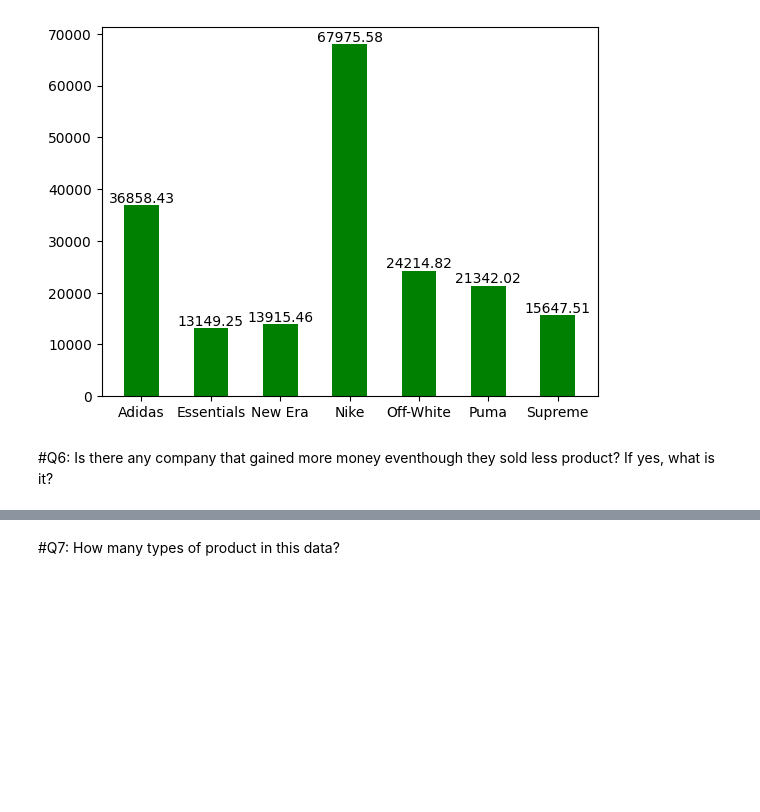
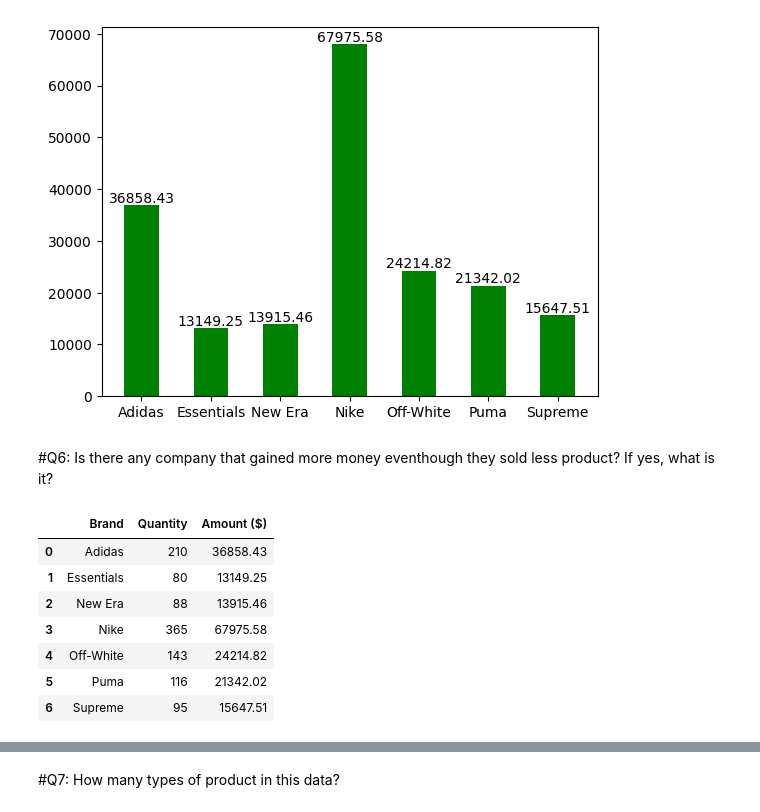
Before and after one commit to kalebcwag/Sneakers-and-Streetwears-Sales-Analytics, a Jupyter notebook: notebook.ipynb, the cells around one changed output, grey strips where cells are left out. Drawn from its saved outputs; the diff is of its cells as text; code cells hidden in the pictures; blank space fills up the shorter version.

```diff
--- a/notebook.ipynb
+++ b/notebook.ipynb
@@ -232,3 +242,20 @@ plt.show()
 [figure]
 # %% [markdown]
 #Q6: Is there any company that gained more money eventhough they sold less product? If yes, what is it?
+# %%
+gains2 = df[["Brand", "Amount ($)", "Quantity"]]
+
+gains2_by_company = gains2.groupby("Brand", as_index=False).sum()
+
+gains2_by_company = gains2_by_company[["Brand", "Quantity","Amount ($)"]]
+
+gains2_by_company
+# %% [output]
+|  | Brand | Quantity | Amount ($) |
+| 0 | Adidas | 210 | 36858.43 |
+| 1 | Essentials | 80 | 13149.25 |
+| 2 | New Era | 88 | 13915.46 |
+| 3 | Nike | 365 | 67975.58 |
+| 4 | Off-White | 143 | 24214.82 |
+| 5 | Puma | 116 | 21342.02 |
+| 6 | Supreme | 95 | 15647.51 |
```
Also changed, not shown: parts of 14 cells of this notebook.
